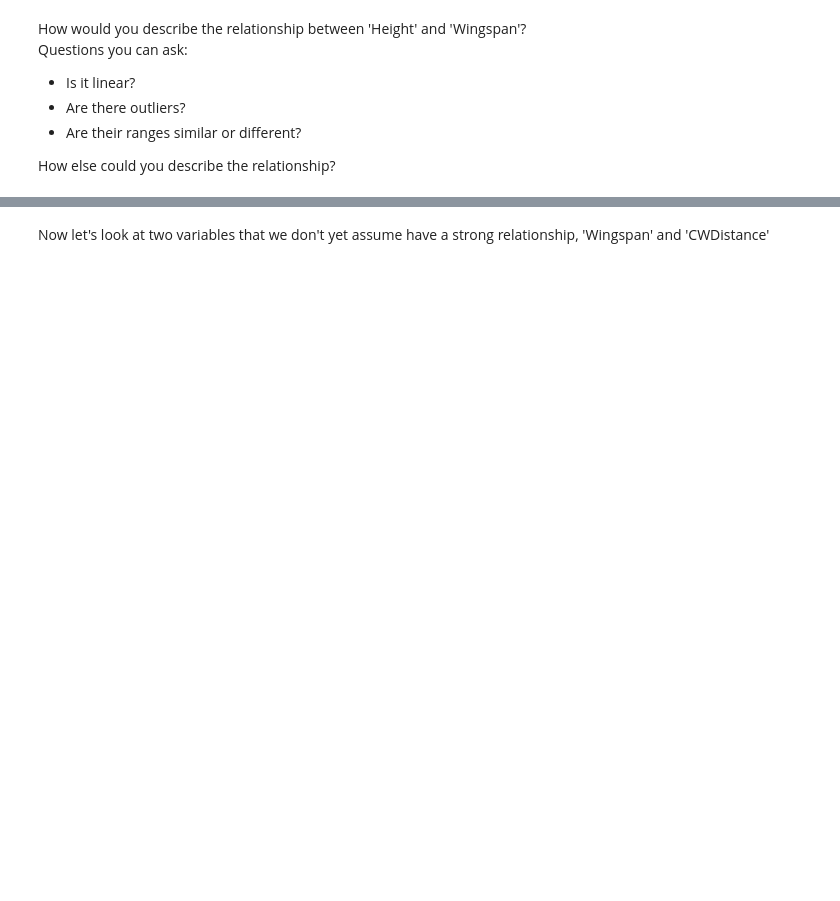
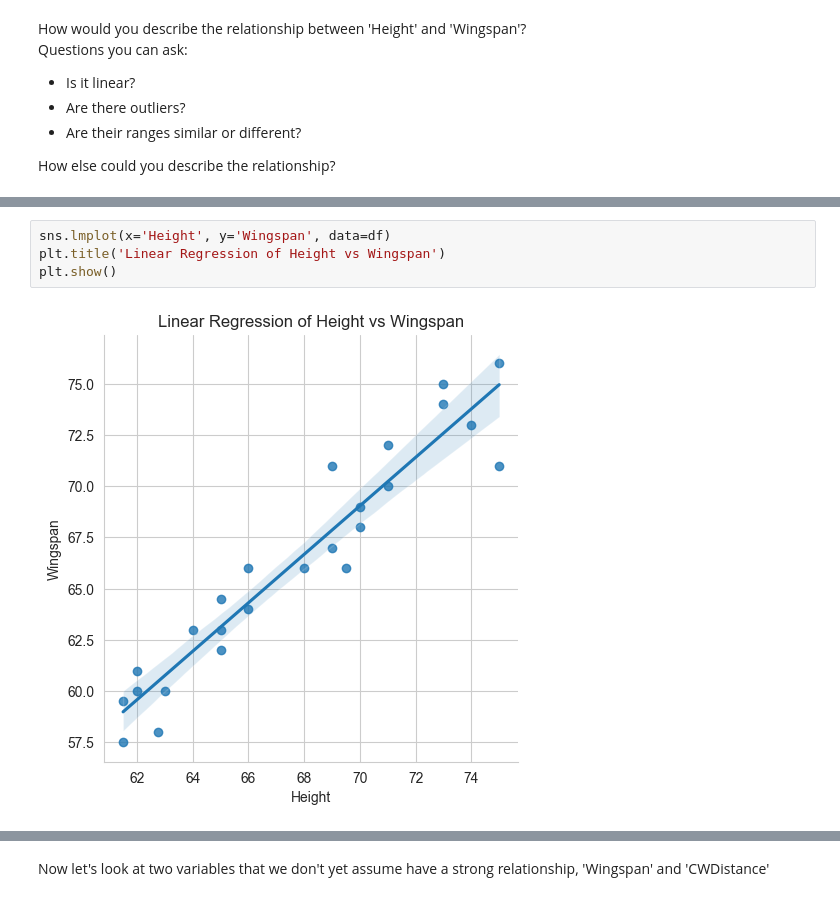
Before and after one commit to ybezginova2016/stat_data_viz_27082024, a Jupyter notebook: Module3/w3_assessment.ipynb, the cells around one changed output, grey strips where cells are left out. Saved outputs shown, nothing was run; the diff lists cells and outputs as text; blank space fills up the shorter version.

```diff
--- a/Module3/w3_assessment.ipynb
+++ b/Module3/w3_assessment.ipynb
@@ -65,0 +191,6 @@ How else could you describe the relationship?
+# %%
+sns.lmplot(x='Height', y='Wingspan', data=df)
+plt.title('Linear Regression of Height vs Wingspan')
+plt.show()
+# %% [output]
+[figure, added]
```
Also changed, not shown: parts of 31 cells of this notebook.
